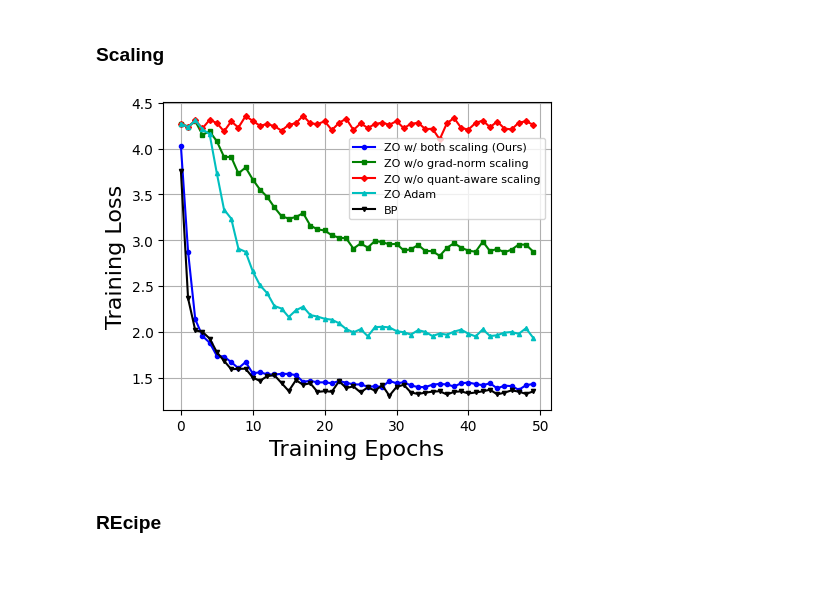
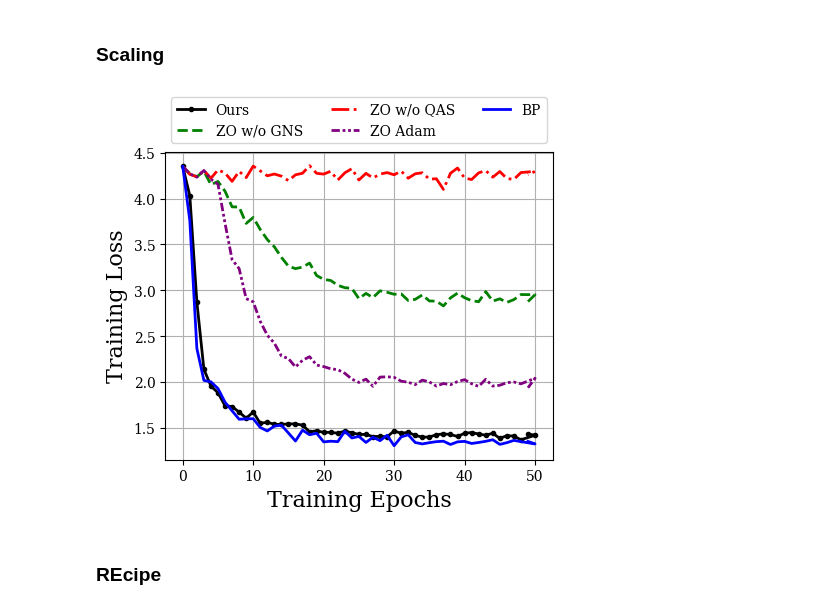
Before and after one commit to olokevin/tiny-training, a Jupyter notebook: test.ipynb, the cells around one changed output. Cells and saved outputs as stored; diff of their text form; code cells hidden in the pictures; blank space fills up the shorter version.

```diff
--- a/test.ipynb
+++ b/test.ipynb
@@ -43,6 +43,7 @@ print(test_accuracy_list)
 # %%
 import matplotlib.pyplot as plt
 import re
+plt.rcParams['font.family'] = 'serif'
 
 def get_train_loss(log_file_path):
     epochs_list = []
@@ -71,57 +72,70 @@ def get_train_loss(log_file_path):
 
 test_loss_dict = dict()
 
-name = 'ZO w/ both scaling (Ours)'
+name = 'Ours'
 log_file_path = '/home/yequan_zhao/Project/Edge/tiny-training/algorithm/runs/dataset/mcunet-5fps/ZO/20240903-013857-2076589/exp.log'
-epochs, train_loss = get_train_loss(log_file_path)
+epoch_list, train_loss = get_train_loss(log_file_path)
 test_loss_dict[name] = train_loss
 
-name = 'ZO w/o grad-norm scaling'
+name = 'ZO w/o GNS'
 log_file_path = '/home/yequan_zhao/Project/Edge/tiny-training/algorithm/runs/dataset/mcunet-5fps/ZO/20240906-224251-3872101/exp.log'
 epoch_list, train_loss = get_train_loss(log_file_path)
 test_loss_dict[name] = train_loss
 
-name = 'ZO w/o quant-aware scaling'
+name = 'ZO w/o QAS'
 log_file_path = '/home/yequan_zhao/Project/Edge/tiny-training/algorithm/runs/dataset/mcunet-5fps/ZO/20240906-224311-3873255/exp.log'
 epoch_list, train_loss = get_train_loss(log_file_path)
 test_loss_dict[name] = train_loss
 
 name = 'ZO Adam'
 log_file_path = '/home/yequan_zhao/Project/Edge/tiny-training/algorithm/runs/dataset/mcunet-5fps/ZO/20240907-000517-3957135/exp.log'
 epoch_list, train_loss = get_train_loss(log_file_path)
 test_loss_dict[name] = train_loss
 
 name = 'BP'
 log_file_path = '/home/yequan_zhao/Project/Edge/tiny-training/algorithm/runs/dataset/mcunet-5fps/FO/20240907-101511-139135/exp.log'
 epoch_list, train_loss = get_train_loss(log_file_path)
 test_loss_dict[name] = train_loss
 
 # Plotting
 fig, axs = plt.subplots(1, 1, figsize=(5, 4))
 markers = ['o', 's', 'D', '^', 'v', '<', '>', 'p', '*', 'h', 'H', '+', 'x', 'd', '|', '_']
 marker_cycle = iter(markers)
-colors = ['b', 'g', 'r', 'c', 'black', 'y', 'k', 'orange', 'purple', 'm']
+colors = ['g', 'r', 'purple', 'y', 'orange', 'purple', 'm']
 color_cycle = iter(colors)
+linestyles = ['dashed', 'dashdot', (0, (3, 1, 1, 1, 1, 1))]
+linestyle_cycle = iter(linestyles)
+
+epochs = epoch_list
+epoch_list.insert(-1, 50)
 
 for name, train_loss in test_loss_dict.items():
-    # if 'Ours' in name:
-    #     color = 'b'
-    # elif 'BP' in name:
-    #     linestyle = 'dashed'
-    #     color = 'black'
-    marker = next(marker_cycle, 'o')
-    color = next(color_cycle, 'b')
-    axs.plot(epochs, train_loss, label=name, marker=marker, markersize=3, color=color)
+    train_loss.insert(0,4.35)
+    if 'Ours' in name:
+        linestyle = 'solid'
+        color = 'black'
+        marker = 'o'
+    elif 'BP' in name:
+        linestyle = 'solid'
+        color = 'b'
+        marker = None
+    else:
+        linestyle = next(linestyle_cycle, '-')
+        color = next(color_cycle, 'b')
+        marker = None
+    axs.plot(epochs, train_loss, label=name, marker=marker, markersize=3, color=color, linestyle=linestyle, linewidth=2)
 
 axs.set_xlabel('Training Epochs', fontsize=16)
 axs.set_ylabel('Training Loss', fontsize=16)
 # plt.title('Train Loss vs Epoch')
 axs.grid(True)
-axs.legend(bbox_to_anchor=(1, 0.6),loc='lower right', fontsize=8)
+# axs.legend(bbox_to_anchor=(1, 0.6),loc='lower right', fontsize=8)
+axs.legend(bbox_to_anchor=(0.5, 1.2), loc='upper center', fontsize=10, ncol=3)
 
 plt.show()
+fig.savefig('figures/abla_loss_scaling.pdf', format='pdf', bbox_inches='tight')
 # %% [output]
-[figure, old version]
+[figure, new version]
 # %% [markdown]
 ### REcipe
 # %%
```
Also changed, not shown: parts of 2 cells of this notebook, 3 other files.
